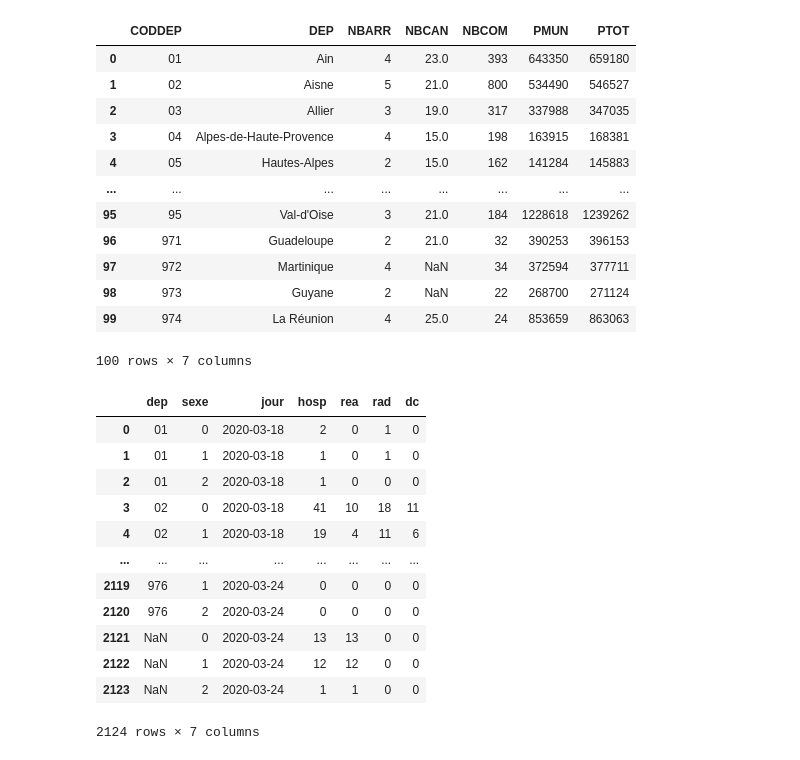
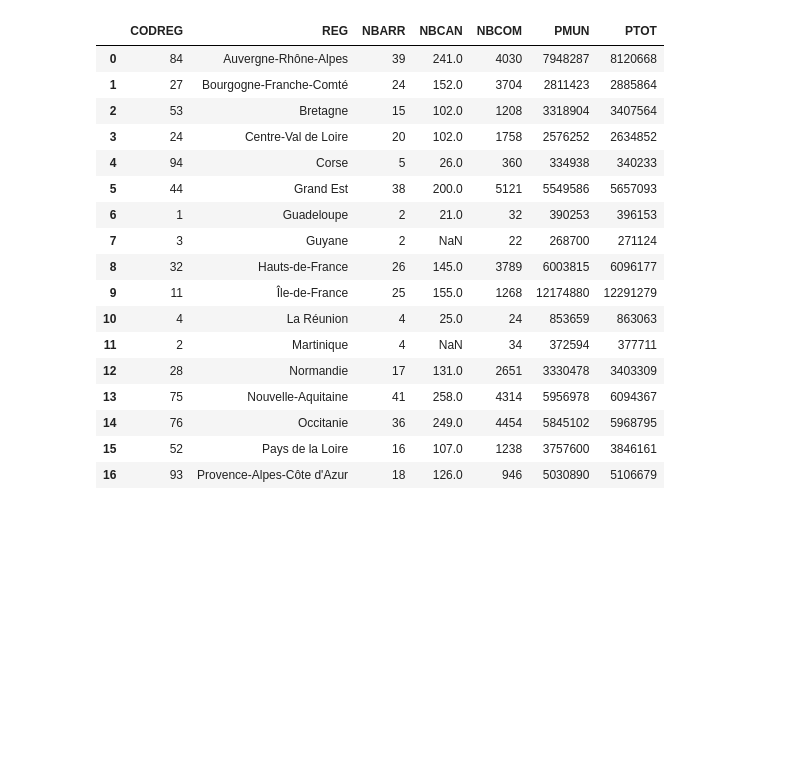
Before and after one commit to alexBDG/Covid-19, a Jupyter notebook: data_visualisation.ipynb, the cells around one changed output. Cells and saved outputs as stored; diff of their text form; code cells hidden in the pictures; blank space fills up the shorter version.

```diff
--- a/data_visualisation.ipynb
+++ b/data_visualisation.ipynb
@@ -36,61 +51,57 @@ for fichier in os.listdir(os.path.join(dossier_donnees, "covid-19")):
     fnom = fichier.split('.')[0]
 
     if "donnees-hospitalieres-covid19" in fnom:
         fnom = fnom.replace("donnees-hospitalieres-covid19-", "").split("-")
         aammjj = fnom[0] + fnom[1] + fnom[2]
         hhmm = fnom[3][:2] + fnom[3][3:]
         dates.append(aammjj)
         heures.append(hhmm)
         donnees[aammjj] = pd.read_csv(os.path.join(os.path.join(dossier_donnees, "covid-19"), fichier), sep=";")
+        donnees[aammjj] = donnees[aammjj].dropna()
 
     elif "donnees-hospitalieres-etablissements-covid19" in fnom:
         fnom = fnom.replace("donnees-hospitalieres-etablissements-covid19-", "").split("-")
         aammjj = fnom[0] + fnom[1] + fnom[2]
         hhmm = fnom[3][:2] + fnom[3][3:]
         dates_eta.append(aammjj)
         heures_eta.append(hhmm)
         donnees_eta[aammjj] = pd.read_csv(os.path.join(os.path.join(dossier_donnees, "covid-19"), fichier), sep=";")
 
 
 
 # Chargement des données de la population française
 for fichier in os.listdir(os.path.join(dossier_donnees, "population")):
     fnom = fichier.split('.')[0]
 
     if fnom == "Departements":
         donnees_dep = pd.read_csv(os.path.join(os.path.join(dossier_donnees, "population"), fichier), sep=";")
         donnees_dep = donnees_dep.drop(['Unnamed: 7'], axis=1)
 
+    if fnom == "Regions":
+        donnees_reg = pd.read_csv(os.path.join(os.path.join(dossier_donnees, "population"), fichier), sep=";")
+        donnees_reg["CODREG"] = donnees_reg["CODREG"].apply(lambda x: str(x))
 
-donnees_dep
+    if fnom == "departement2020":
+        donnees_decoupage = pd.read_csv(os.path.join(os.path.join(dossier_donnees, "population"), fichier), sep=",")
+
+
+donnees_reg
 # %% [output]
-|  | CODDEP | DEP | NBARR | NBCAN | NBCOM | PMUN | PTOT |
-| 0 | 01 | Ain | 4 | 23.0 | 393 | 643350 | 659180 |
-| 1 | 02 | Aisne | 5 | 21.0 | 800 | 534490 | 546527 |
-| 2 | 03 | Allier | 3 | 19.0 | 317 | 337988 | 347035 |
-| 3 | 04 | Alpes-de-Haute-Provence | 4 | 15.0 | 198 | 163915 | 168381 |
-| 4 | 05 | Hautes-Alpes | 2 | 15.0 | 162 | 141284 | 145883 |
-| ... | ... | ... | ... | ... | ... | ... | ... |
-| 95 | 95 | Val-d'Oise | 3 | 21.0 | 184 | 1228618 | 1239262 |
-| 96 | 971 | Guadeloupe | 2 | 21.0 | 32 | 390253 | 396153 |
-| 97 | 972 | Martinique | 4 | NaN | 34 | 372594 | 377711 |
-| 98 | 973 | Guyane | 2 | NaN | 22 | 268700 | 271124 |
-| 99 | 974 | La Réunion | 4 | 25.0 | 24 | 853659 | 863063 |
+|  | CODREG | REG | NBARR | NBCAN | NBCOM | PMUN | PTOT |
+| 0 | 84 | Auvergne-Rhône-Alpes | 39 | 241.0 | 4030 | 7948287 | 8120668 |
+| 1 | 27 | Bourgogne-Franche-Comté | 24 | 152.0 | 3704 | 2811423 | 2885864 |
+| 2 | 53 | Bretagne | 15 | 102.0 | 1208 | 3318904 | 3407564 |
+| 3 | 24 | Centre-Val de Loire | 20 | 102.0 | 1758 | 2576252 | 2634852 |
+| 4 | 94 | Corse | 5 | 26.0 | 360 | 334938 | 340233 |
+| 5 | 44 | Grand Est | 38 | 200.0 | 5121 | 5549586 | 5657093 |
+| 6 | 1 | Guadeloupe | 2 | 21.0 | 32 | 390253 | 396153 |
+| 7 | 3 | Guyane | 2 | NaN | 22 | 268700 | 271124 |
+| 8 | 32 | Hauts-de-France | 26 | 145.0 | 3789 | 6003815 | 6096177 |
+| 9 | 11 | Île-de-France | 25 | 155.0 | 1268 | 12174880 | 12291279 |
+| 10 | 4 | La Réunion | 4 | 25.0 | 24 | 853659 | 863063 |
+| 11 | 2 | Martinique | 4 | NaN | 34 | 372594 | 377711 |
+| 12 | 28 | Normandie | 17 | 131.0 | 2651 | 3330478 | 3403309 |
+| 13 | 75 | Nouvelle-Aquitaine | 41 | 258.0 | 4314 | 5956978 | 6094367 |
+| 14 | 76 | Occitanie | 36 | 249.0 | 4454 | 5845102 | 5968795 |
+| 15 | 52 | Pays de la Loire | 16 | 107.0 | 1238 | 3757600 | 3846161 |
+| 16 | 93 | Provence-Alpes-Côte d'Azur | 18 | 126.0 | 946 | 5030890 | 5106679 |
-100 rows × 7 columns
-# %%
-donnees_etude = donnees[dates[-1]]
-donnees_etude
-# %% [output]
-|  | dep | sexe | jour | hosp | rea | rad | dc |
-| 0 | 01 | 0 | 2020-03-18 | 2 | 0 | 1 | 0 |
-| 1 | 01 | 1 | 2020-03-18 | 1 | 0 | 1 | 0 |
-| 2 | 01 | 2 | 2020-03-18 | 1 | 0 | 0 | 0 |
-| 3 | 02 | 0 | 2020-03-18 | 41 | 10 | 18 | 11 |
-| 4 | 02 | 1 | 2020-03-18 | 19 | 4 | 11 | 6 |
-| ... | ... | ... | ... | ... | ... | ... | ... |
-| 2119 | 976 | 1 | 2020-03-24 | 0 | 0 | 0 | 0 |
-| 2120 | 976 | 2 | 2020-03-24 | 0 | 0 | 0 | 0 |
-| 2121 | NaN | 0 | 2020-03-24 | 13 | 13 | 0 | 0 |
-| 2122 | NaN | 1 | 2020-03-24 | 12 | 12 | 0 | 0 |
-| 2123 | NaN | 2 | 2020-03-24 | 1 | 1 | 0 | 0 |
-2124 rows × 7 columns
```
Also changed, not shown: parts of 24 cells of this notebook.
